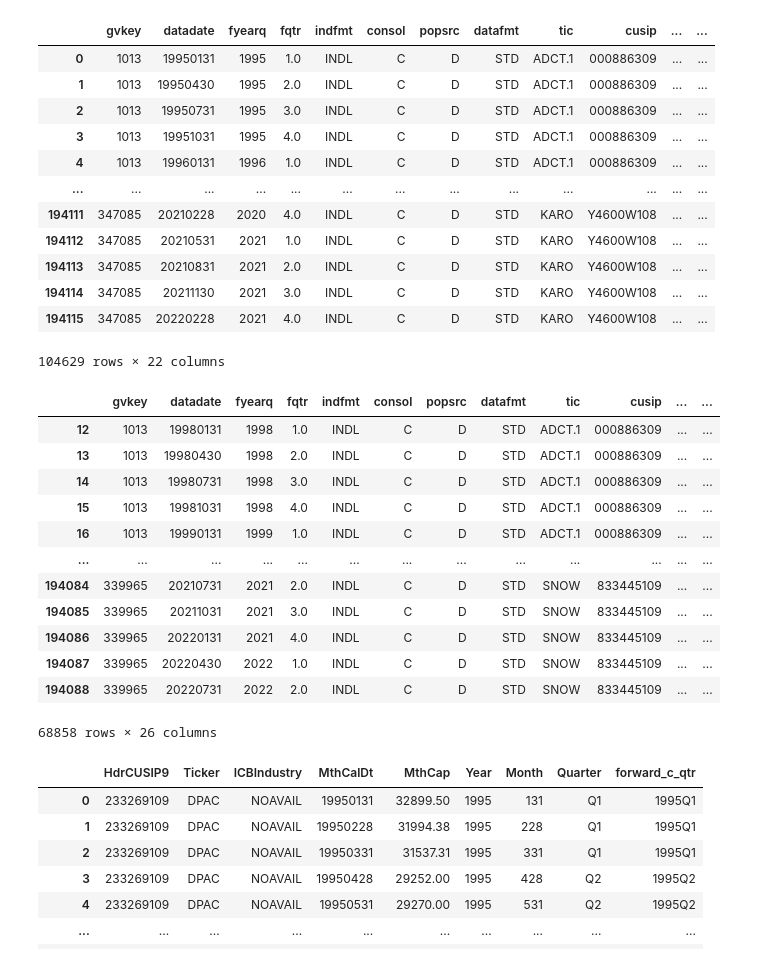
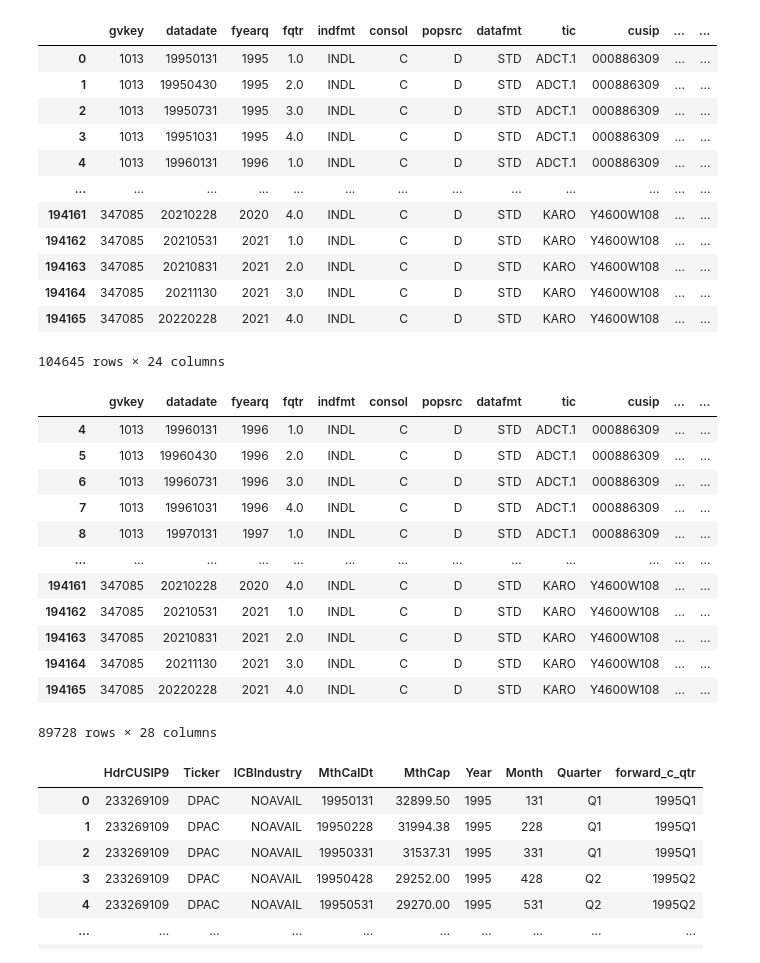
Before and after one commit to bnorman21/big-data-finance-final-project, a Jupyter notebook: finalproject.ipynb, the cells around one changed output. Saved outputs shown, nothing was run; the diff lists cells and outputs as text; code cells hidden in the pictures.

```diff
--- a/finalproject.ipynb
+++ b/finalproject.ipynb
@@ -1,24 +1,26 @@
 # %%
 import pandas as pd
-financial_history = pd.read_csv('financial_results_3.csv')
+financial_history = pd.read_csv('financial_results.csv')
 financial_history['revtq'] = financial_history['revtq'] * 1000000
 financial_history['niq'] = financial_history['niq'] * 1000000
+financial_history['revty'] = financial_history['revty'] * 1000000
+financial_history['niy'] = financial_history['niy'] * 1000000
 financial_history = financial_history[(financial_history['revtq'] >= 15000000)]
 financial_history
 # %% [output]
 |  | gvkey | datadate | fyearq | fqtr | indfmt | consol | popsrc | datafmt | tic | cusip | ... | ... |
 | 0 | 1013 | 19950131 | 1995 | 1.0 | INDL | C | D | STD | ADCT.1 | 000886309 | ... | ... |
 | 1 | 1013 | 19950430 | 1995 | 2.0 | INDL | C | D | STD | ADCT.1 | 000886309 | ... | ... |
 | 2 | 1013 | 19950731 | 1995 | 3.0 | INDL | C | D | STD | ADCT.1 | 000886309 | ... | ... |
 | 3 | 1013 | 19951031 | 1995 | 4.0 | INDL | C | D | STD | ADCT.1 | 000886309 | ... | ... |
 | 4 | 1013 | 19960131 | 1996 | 1.0 | INDL | C | D | STD | ADCT.1 | 000886309 | ... | ... |
 | ... | ... | ... | ... | ... | ... | ... | ... | ... | ... | ... | ... | ... |
-| 194111 | 347085 | 20210228 | 2020 | 4.0 | INDL | C | D | STD | KARO | Y4600W108 | ... | ... |
-| 194112 | 347085 | 20210531 | 2021 | 1.0 | INDL | C | D | STD | KARO | Y4600W108 | ... | ... |
-| 194113 | 347085 | 20210831 | 2021 | 2.0 | INDL | C | D | STD | KARO | Y4600W108 | ... | ... |
-| 194114 | 347085 | 20211130 | 2021 | 3.0 | INDL | C | D | STD | KARO | Y4600W108 | ... | ... |
-| 194115 | 347085 | 20220228 | 2021 | 4.0 | INDL | C | D | STD | KARO | Y4600W108 | ... | ... |
+| 194161 | 347085 | 20210228 | 2020 | 4.0 | INDL | C | D | STD | KARO | Y4600W108 | ... | ... |
+| 194162 | 347085 | 20210531 | 2021 | 1.0 | INDL | C | D | STD | KARO | Y4600W108 | ... | ... |
+| 194163 | 347085 | 20210831 | 2021 | 2.0 | INDL | C | D | STD | KARO | Y4600W108 | ... | ... |
+| 194164 | 347085 | 20211130 | 2021 | 3.0 | INDL | C | D | STD | KARO | Y4600W108 | ... | ... |
+| 194165 | 347085 | 20220228 | 2021 | 4.0 | INDL | C | D | STD | KARO | Y4600W108 | ... | ... |
-104629 rows × 22 columns
+104645 rows × 24 columns
 # %%
 # financial_history['RevenueGrowthRate'] = financial_history['revtq'].pct_change(periods=4)
 # sort values by id and quarter
@@ -51,18 +53,18 @@ financial_history['forward_c_qtr'] = financial_history.apply(create_forward_quar
 financial_history
 # %% [output]
 |  | gvkey | datadate | fyearq | fqtr | indfmt | consol | popsrc | datafmt | tic | cusip | ... | ... |
-| 12 | 1013 | 19980131 | 1998 | 1.0 | INDL | C | D | STD | ADCT.1 | 000886309 | ... | ... |
-| 13 | 1013 | 19980430 | 1998 | 2.0 | INDL | C | D | STD | ADCT.1 | 000886309 | ... | ... |
-| 14 | 1013 | 19980731 | 1998 | 3.0 | INDL | C | D | STD | ADCT.1 | 000886309 | ... | ... |
-| 15 | 1013 | 19981031 | 1998 | 4.0 | INDL | C | D | STD | ADCT.1 | 000886309 | ... | ... |
-| 16 | 1013 | 19990131 | 1999 | 1.0 | INDL | C | D | STD | ADCT.1 | 000886309 | ... | ... |
+| 4 | 1013 | 19960131 | 1996 | 1.0 | INDL | C | D | STD | ADCT.1 | 000886309 | ... | ... |
+| 5 | 1013 | 19960430 | 1996 | 2.0 | INDL | C | D | STD | ADCT.1 | 000886309 | ... | ... |
+| 6 | 1013 | 19960731 | 1996 | 3.0 | INDL | C | D | STD | ADCT.1 | 000886309 | ... | ... |
+| 7 | 1013 | 19961031 | 1996 | 4.0 | INDL | C | D | STD | ADCT.1 | 000886309 | ... | ... |
+| 8 | 1013 | 19970131 | 1997 | 1.0 | INDL | C | D | STD | ADCT.1 | 000886309 | ... | ... |
 | ... | ... | ... | ... | ... | ... | ... | ... | ... | ... | ... | ... | ... |
-| 194084 | 339965 | 20210731 | 2021 | 2.0 | INDL | C | D | STD | SNOW | 833445109 | ... | ... |
-| 194085 | 339965 | 20211031 | 2021 | 3.0 | INDL | C | D | STD | SNOW | 833445109 | ... | ... |
-| 194086 | 339965 | 20220131 | 2021 | 4.0 | INDL | C | D | STD | SNOW | 833445109 | ... | ... |
-| 194087 | 339965 | 20220430 | 2022 | 1.0 | INDL | C | D | STD | SNOW | 833445109 | ... | ... |
-| 194088 | 339965 | 20220731 | 2022 | 2.0 | INDL | C | D | STD | SNOW | 833445109 | ... | ... |
+| 194161 | 347085 | 20210228 | 2020 | 4.0 | INDL | C | D | STD | KARO | Y4600W108 | ... | ... |
+| 194162 | 347085 | 20210531 | 2021 | 1.0 | INDL | C | D | STD | KARO | Y4600W108 | ... | ... |
+| 194163 | 347085 | 20210831 | 2021 | 2.0 | INDL | C | D | STD | KARO | Y4600W108 | ... | ... |
+| 194164 | 347085 | 20211130 | 2021 | 3.0 | INDL | C | D | STD | KARO | Y4600W108 | ... | ... |
+| 194165 | 347085 | 20220228 | 2021 | 4.0 | INDL | C | D | STD | KARO | Y4600W108 | ... | ... |
-68858 rows × 26 columns
+89728 rows × 28 columns
 # %%
 market_cap_history = pd.read_csv('market-cap-history.csv')
 market_cap_history['Year'] = market_cap_history['MthCalDt'] // 10000
```
Also changed, not shown: parts of 4 cells of this notebook, 2 other files.
